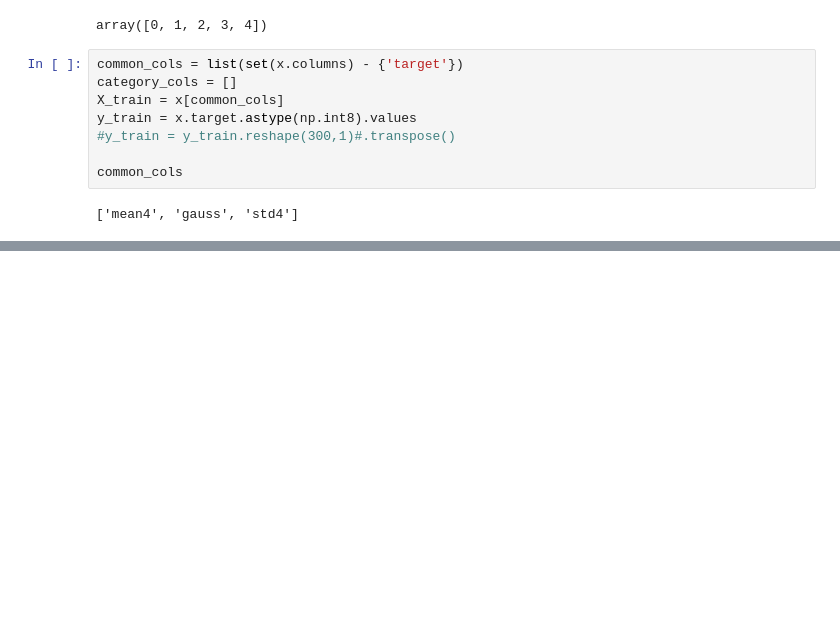
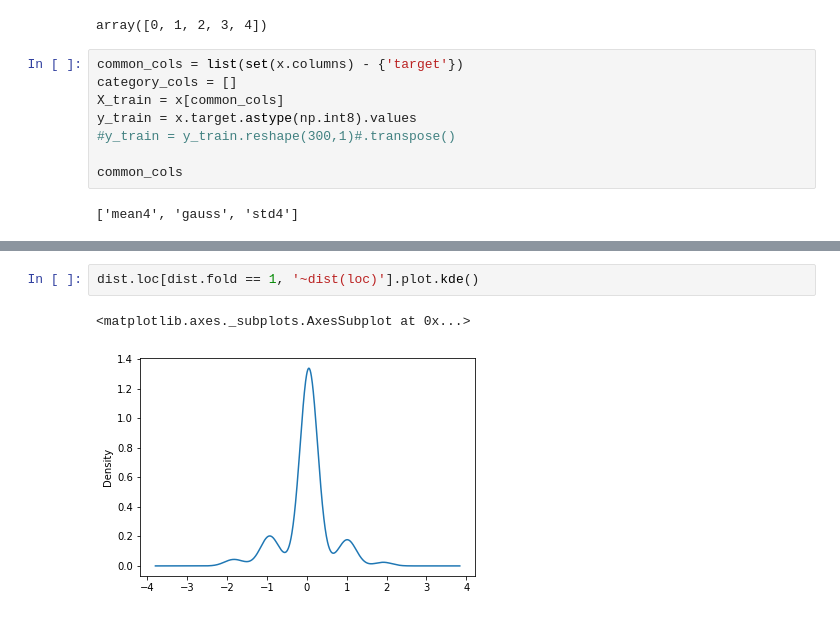
Before and after one commit to geonhee619/Data-Science-Hackathon-Codes, a Jupyter notebook: snippets/ngboost implementation.ipynb, the cells around one changed output, grey strips where cells are left out. Cells and saved outputs as stored; diff of their text form; blank space fills up the shorter version.

```diff
--- a/snippets/ngboost implementation.ipynb
+++ b/snippets/ngboost implementation.ipynb
@@ -312,0 +324,5 @@ np.sqrt(mean_squared_error(y_train, oofs))
+# %%
+dist.loc[dist.fold == 1, '~dist(loc)'].plot.kde()
+# %% [output]
+<matplotlib.axes._subplots.AxesSubplot at 0x...>
+[figure, added]
```
Also changed, not shown: parts of 5 cells of this notebook, 2 other files.
